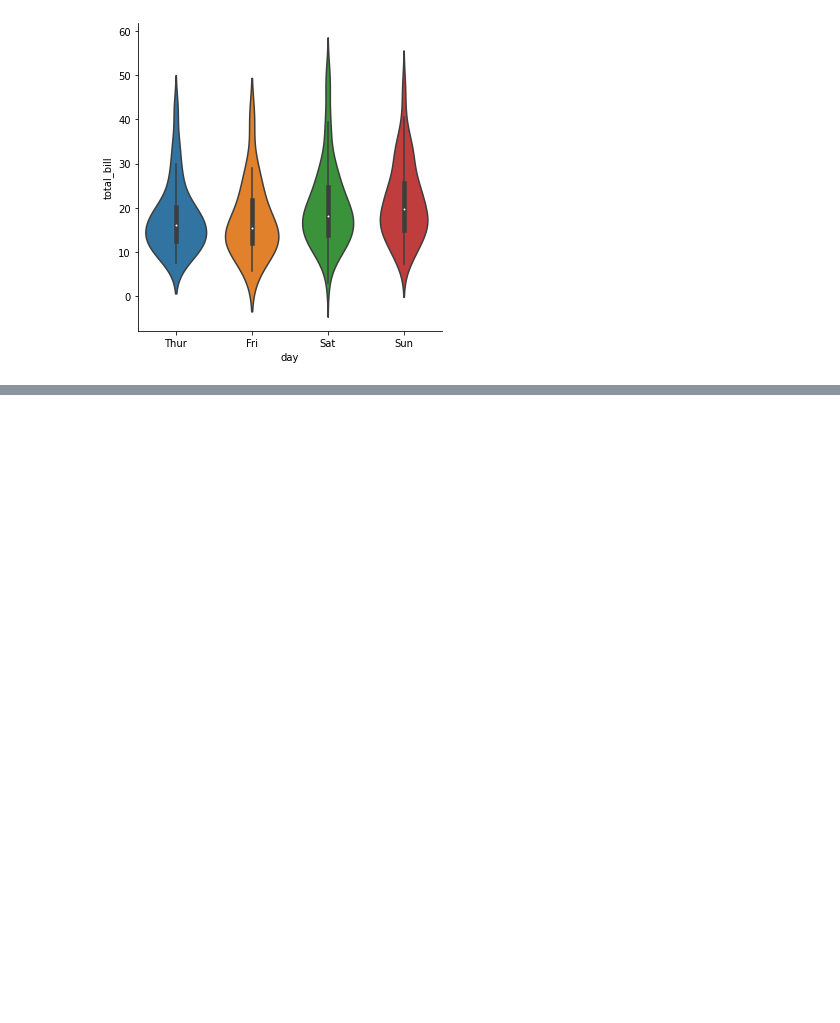
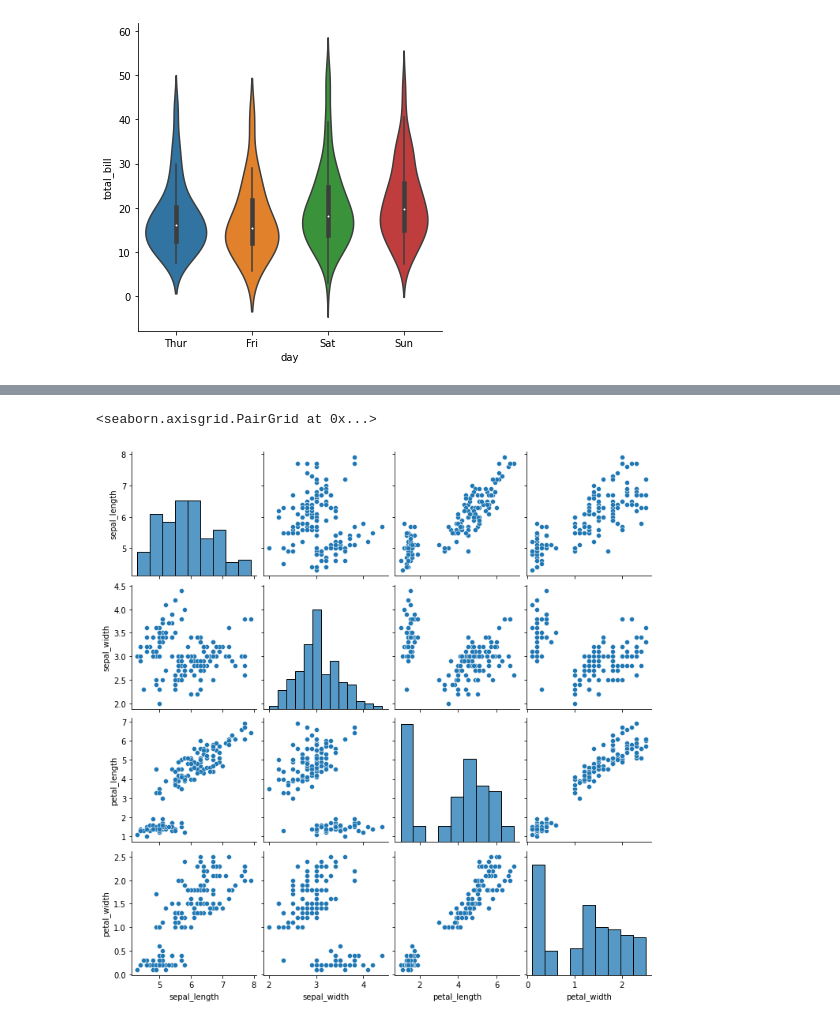
Before and after one commit to lovepreetmultani/python, a Jupyter notebook: Seaborn.ipynb, the cells around one changed output, grey strips where cells are left out. Cells and saved outputs as stored; diff of their text form; code cells hidden in the pictures; blank space fills up the shorter version.

```diff
--- a/Seaborn.ipynb
+++ b/Seaborn.ipynb
@@ -80,0 +114,4 @@ sns.factorplot(x='day', y='total_bill', data=tips, kind='violin')
+# %%
+import seaborn as sns1
+iris=sns1.load_dataset('iris')
+iris.head()
@@ -80,0 +125,5 @@ sns.factorplot(x='day', y='total_bill', data=tips, kind='violin')
+# %%
+sns1.pairplot(iris)
+# %% [output]
+<seaborn.axisgrid.PairGrid at 0x...>
+[figure, added]
```
Also changed, not shown: parts of 14 cells of this notebook.
